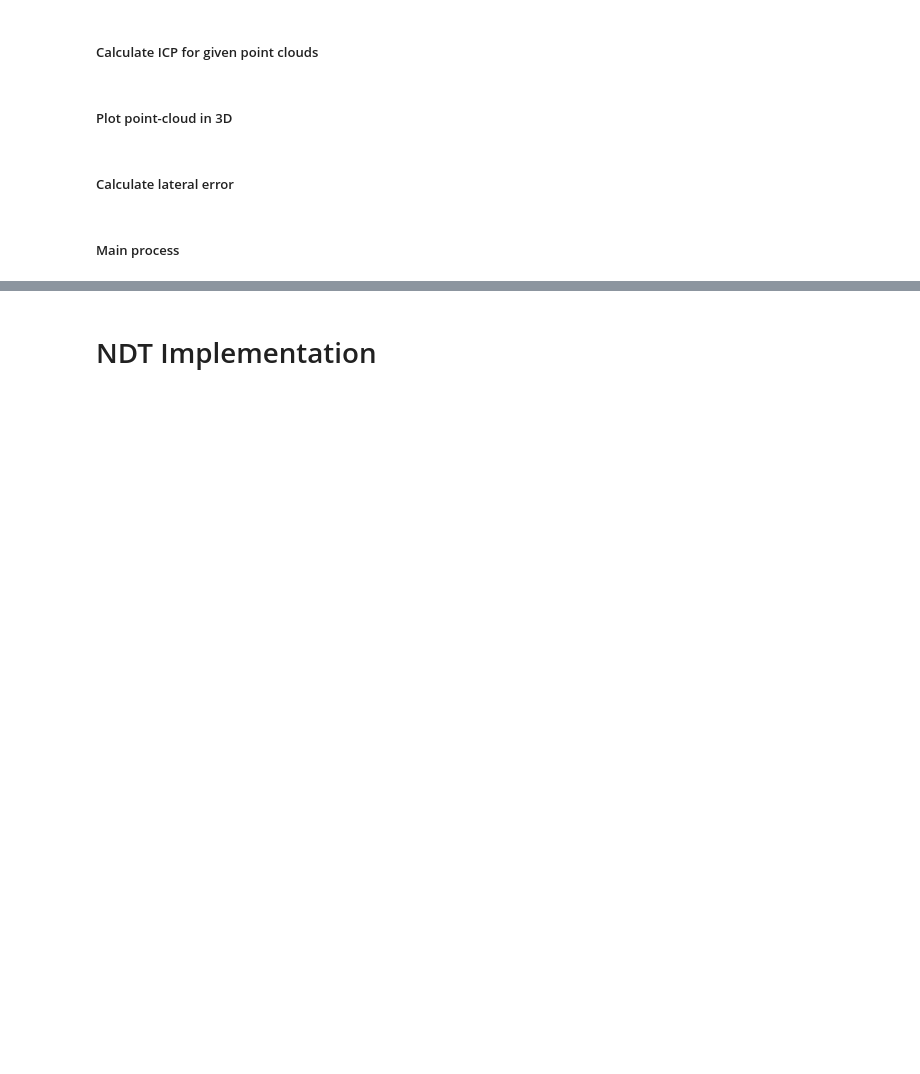
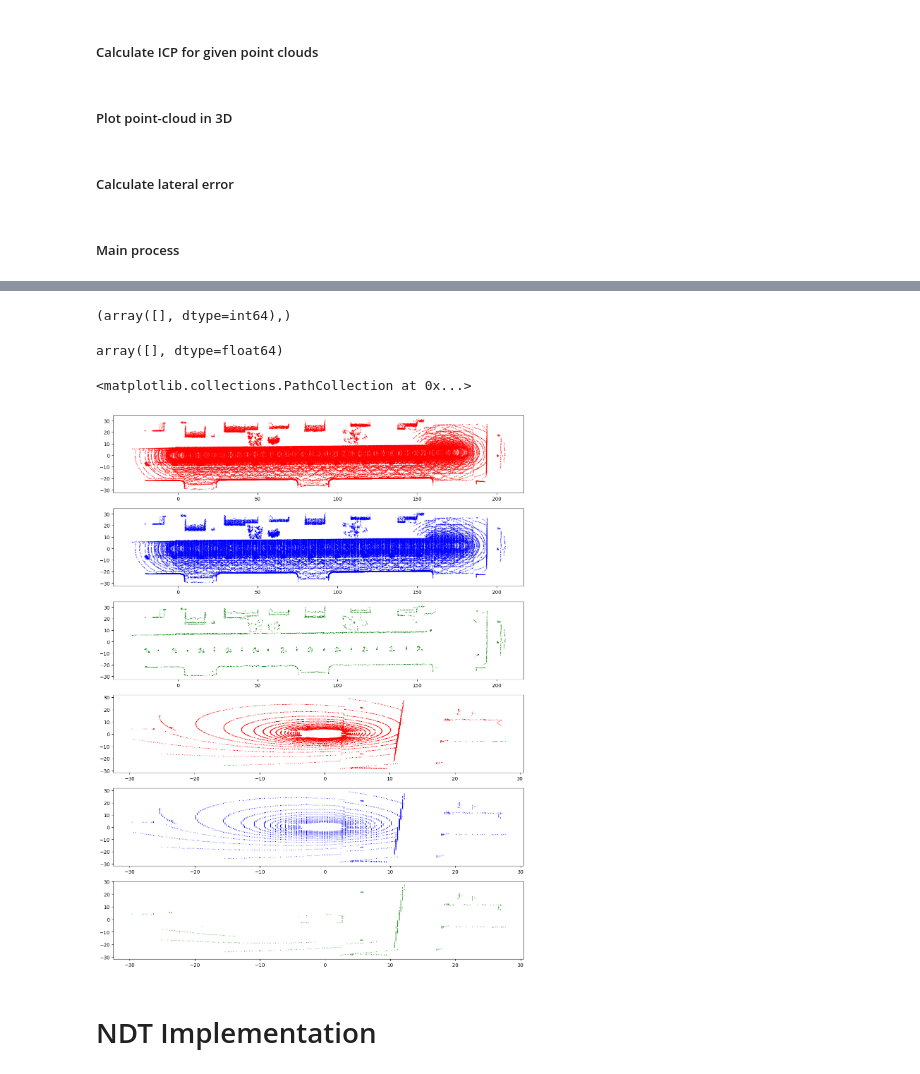
Before and after one commit to NoahPichl/av-kv, a Jupyter notebook: Assignment3/Project/ICP/ICP.ipynb, the cells around one changed output, grey strips where cells are left out. Saved outputs shown, nothing was run; the diff lists cells and outputs as text; code cells hidden in the pictures; blank space fills up the shorter version.

```diff
--- a/Assignment3/Project/ICP/ICP.ipynb
+++ b/Assignment3/Project/ICP/ICP.ipynb
@@ -391,2 +412,38 @@ Lateral error exceeds acceptable limits!
+# %%
+le = np.array(lateral_errors)
+print(np.where(le > 1.2))
+le[le > 1.2]
+# %% [output]
+(array([], dtype=int64),)
+array([], dtype=float64)
+# %%
+map_array = pcd_from_path("../dataset/map.pcd")
+r=5
+zlims=[-2, 10]
+voxel_size=0.25
+
+fig, (ax1,ax2,ax3,ax4,ax5,ax6) = plt.subplots(6,1, figsize=(15, 20))
+voxel_map, voxel_config_show = downsample_voxel(map_array, voxel_size=voxel_size)
+bounded_map = boundaries(voxel_map, r=r, zlims=zlims)
+
+current_frames = np.empty(1013, dtype=object)
+voxel_frames=np.empty(1013, dtype=object)
+bounded_frames=np.empty(1013, dtype=object)
+
+frame = 984
+current_frames[frame] = pcd_from_path("../dataset/frames/frame_"+str(frame)+".pcd")
+voxel_frames[frame], _ = downsample_voxel(current_frames[frame], voxel_size=voxel_size)
+bounded_frames[frame] = boundaries(voxel_frames[frame], r=r, zlims=zlims)
+
+plot_pcd(ax1, map_array, color="red", label="Target", marker='x',s=.10)
+plot_pcd(ax2, voxel_map, color="blue", label="Target", marker='x',s=.10)
+plot_pcd(ax3, bounded_map, color="green", label="Target", marker='x',s=.10)
+
+plot_pcd(ax4, current_frames[frame], color="red", label="Target", marker='x',s=.10)
+plot_pcd(ax5, voxel_frames[frame], color="blue", label="Target", marker='x',s=.10)
+plot_pcd(ax6, bounded_frames[frame], color="green", label="Target", marker='x',s=.10)
+# %% [output]
+<matplotlib.collections.PathCollection at 0x...>
+[figure, added]
 # %% [markdown]
 # NDT Implementation
```
Also changed, not shown: parts of 6 cells of this notebook, 3 other files.
